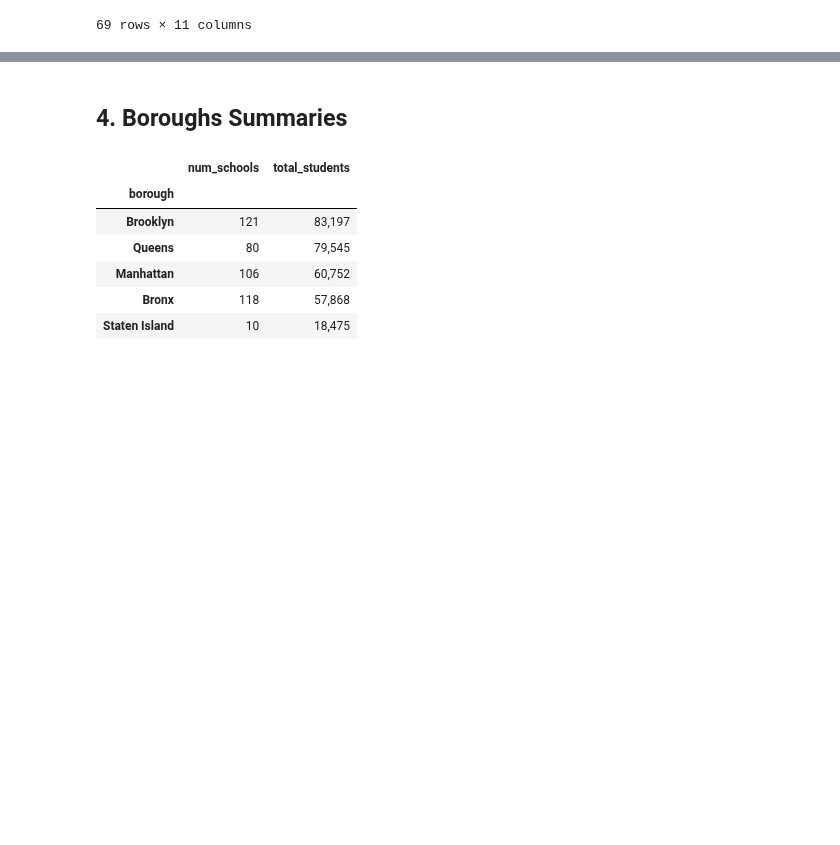
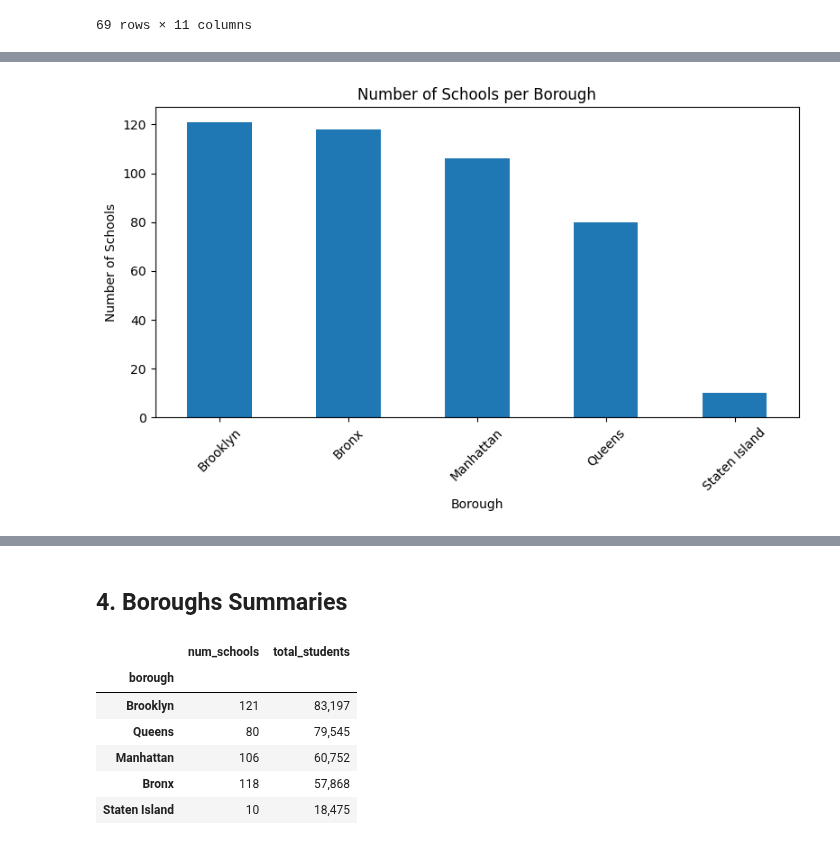
Before and after one commit to webeet-io/_onboarding_data, a Jupyter notebook: daily_tasks/day_2/day2_analysis.ipynb, the cells around one changed output, grey strips where cells are left out. Cells and saved outputs as stored; diff of their text form; code cells hidden in the pictures; blank space fills up the shorter version.

```diff
--- a/daily_tasks/day_2/day2_analysis.ipynb
+++ b/daily_tasks/day_2/day2_analysis.ipynb
@@ -89,0 +108,3 @@ memory usage: 234.6+ KB
+# %%
+schools_per_borough = df['borough'].value_counts().sort_values(ascending=False)
+print(schools_per_borough)
@@ -89,0 +141,11 @@ memory usage: 234.6+ KB
+# %%
+schools_per_borough.plot(kind='bar', figsize=(8, 5))
+
+plt.title('Number of Schools per Borough')
+plt.xlabel('Borough')
+plt.ylabel('Number of Schools')
+plt.xticks(rotation=45)
+plt.tight_layout()
+plt.show()
+# %% [output]
+[figure, added]
```
Also changed, not shown: parts of 10 cells of this notebook.
